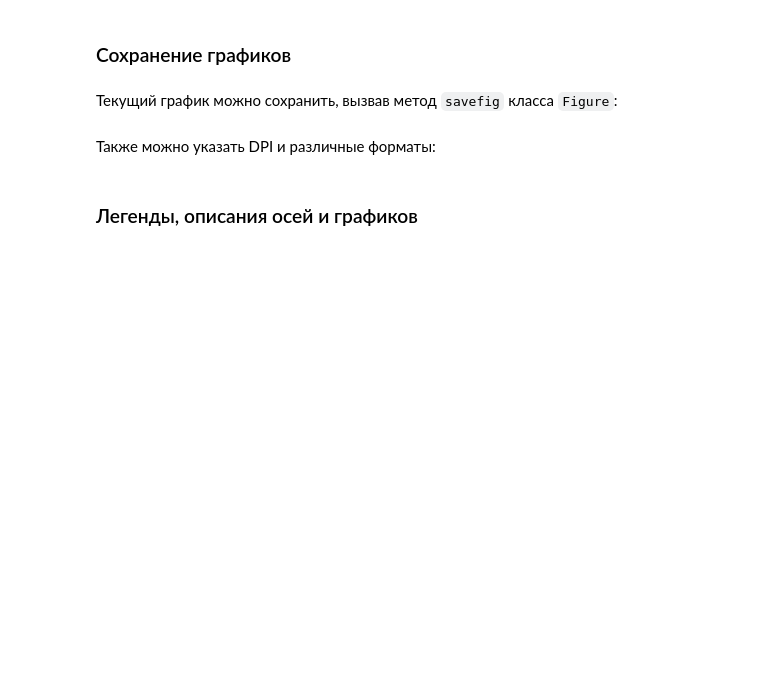
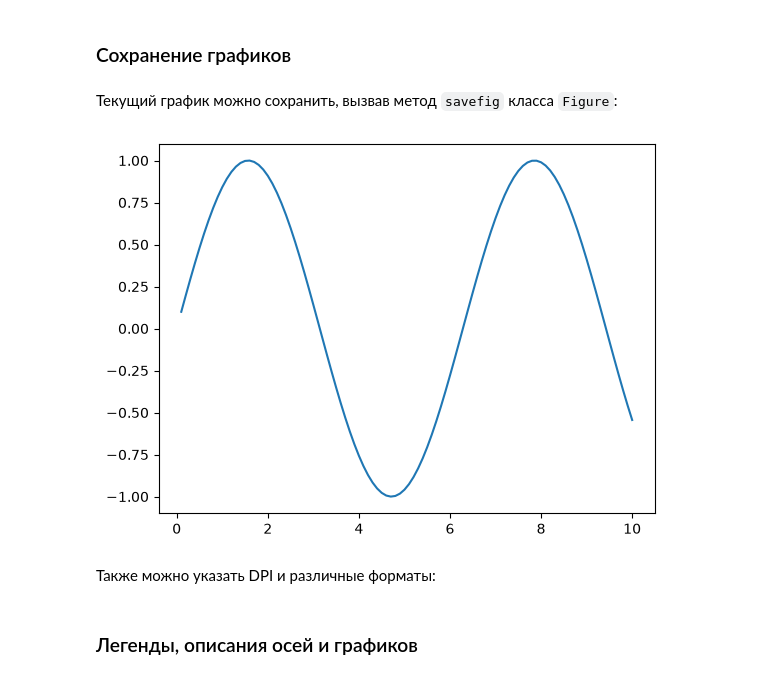
Before and after one commit to anton-pershin/spbu-fundamentals-of-algorithms, a Jupyter notebook: practicum_1/intro_to_numpy_and_matplotlib.ipynb, the cells around one changed output. Saved outputs shown, nothing was run; the diff lists cells and outputs as text; code cells hidden in the pictures; blank space fills up the shorter version.

```diff
--- a/practicum_1/intro_to_numpy_and_matplotlib.ipynb
+++ b/practicum_1/intro_to_numpy_and_matplotlib.ipynb
@@ -338,5 +989,11 @@ import numpy as np
 ### Сохранение графиков
 # %% [markdown]
 Текущий график можно сохранить, вызвав метод `savefig` класса `Figure`:
+# %%
+fig, ax = plt.subplots()
+ax.plot(x, np.sin(x))
+fig.savefig('sin.png')
+# %% [output]
+[figure, added]
 # %% [markdown]
 Также можно указать DPI и различные форматы:
```
Also changed, not shown: parts of 85 cells of this notebook.
